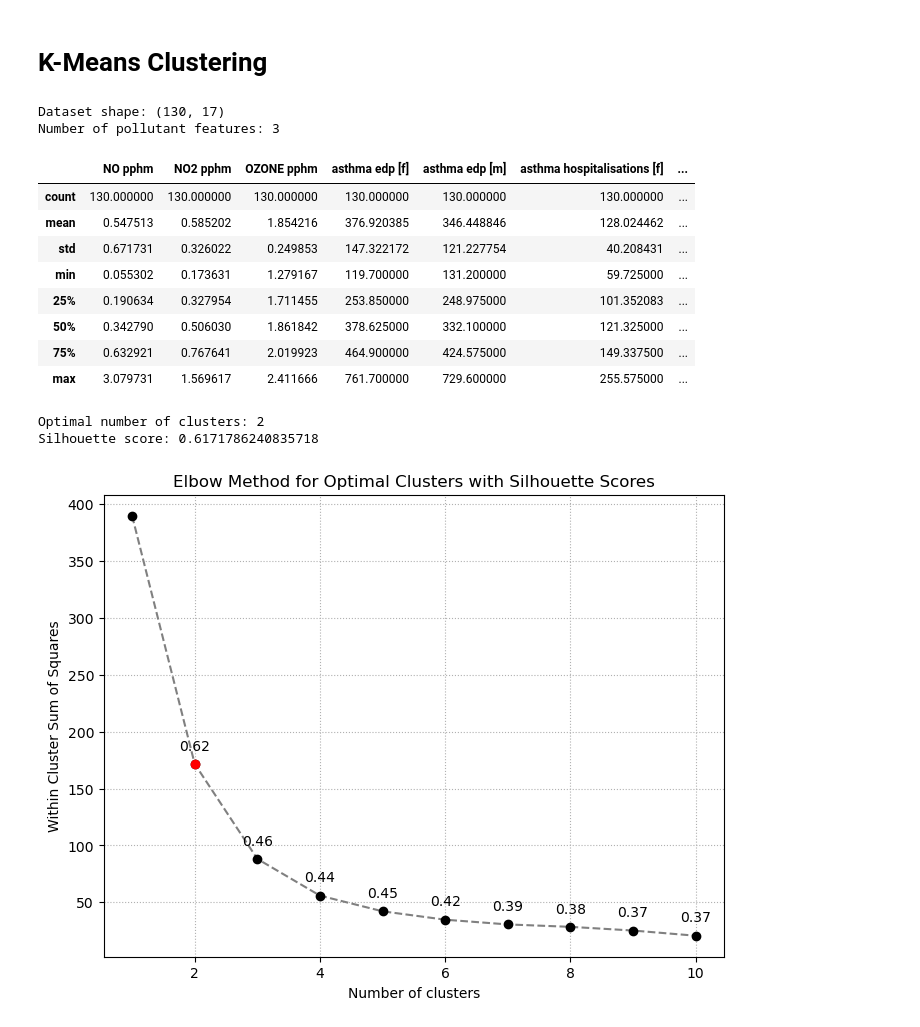
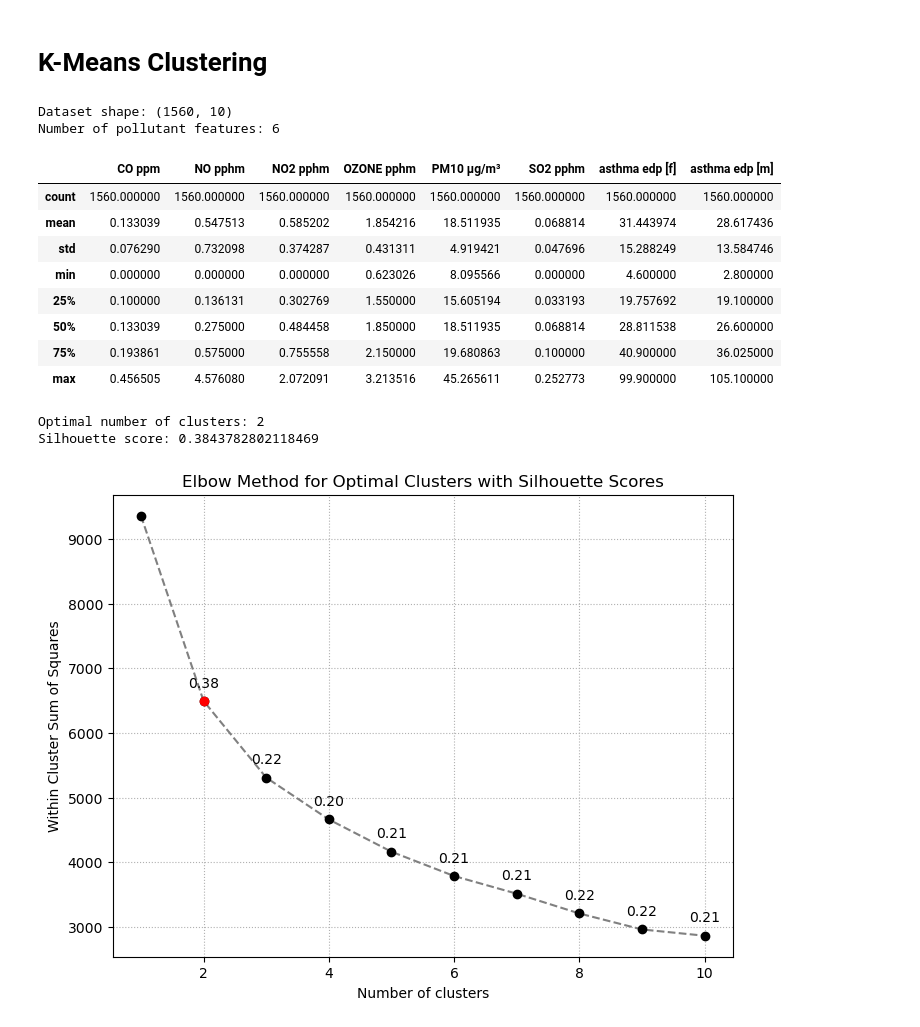
Before and after one commit to SethKalantzis-103992935/COS30049-Computing-Technology-Innovation-Project, a Jupyter notebook: v2/analysis/clustering-k-means.ipynb, the cells around one changed output. Cells and saved outputs as stored; diff of their text form; code cells hidden in the pictures.

```diff
--- a/v2/analysis/clustering-k-means.ipynb
+++ b/v2/analysis/clustering-k-means.ipynb
@@ -14,20 +14,30 @@ warnings.filterwarnings("ignore", category=UserWarning, module='sklearn')
 # %%
 # Define possible dataset paths.
 paths = [
-    '../datasets/_integrated_data/dropped-column-if-missing-value/data.csv',                    # 0
-    '../datasets/_integrated_data/dropped-column-if-missing-value/data-gendered.csv',           # 1
-    '../datasets/_integrated_data/dropped-row-if-missing-value/data.csv',                       # 2
-    '../datasets/_integrated_data/dropped-row-if-missing-value/data-gendered.csv',              # 3
-    '../datasets/_integrated_data/missing-pollutant-values-as-NA/data.csv',                     # 4
-    '../datasets/_integrated_data/missing-pollutant-values-as-NA/data-gendered.csv',            # 5
-    '../datasets/_integrated_data/missing-pollutant-values-as-NaN/data.csv',                    # 6
-    '../datasets/_integrated_data/missing-pollutant-values-as-NaN/data-gendered.csv',           # 7
-    '../datasets/_integrated_data/missing-pollutant-values-filled-somehow/data.csv',            # 8
-    '../datasets/_integrated_data/missing-pollutant-values-filled-somehow/data-gendered.csv'    # 9
+    '../datasets/_integrated_data/dropped-column-if-missing-value/data.csv',                            # 0  - Annual  : Dropped column if missing value
+    '../datasets/_integrated_data/dropped-column-if-missing-value/data-gendered.csv',                   # 1  - Annual  : Dropped column if missing value         - Gendered
+    '../datasets/_integrated_data/dropped-row-if-missing-value/data.csv',                               # 2  - Annual  : Dropped row if missing value
+    '../datasets/_integrated_data/dropped-row-if-missing-value/data-gendered.csv',                      # 3  - Annual  : Dropped row if missing value            - Gendered
+    '../datasets/_integrated_data/missing-pollutant-values-as-NA/data.csv',                             # 4  - Annual  : Missing pollutant values as NA
+    '../datasets/_integrated_data/missing-pollutant-values-as-NA/data-gendered.csv',                    # 5  - Annual  : Missing pollutant values as NA          - Gendered
+    '../datasets/_integrated_data/missing-pollutant-values-as-NaN/data.csv',                            # 6  - Annual  : Missing pollutant values as NaN
+    '../datasets/_integrated_data/missing-pollutant-values-as-NaN/data-gendered.csv',                   # 7  - Annual  : Missing pollutant values as NaN         - Gendered
+    '../datasets/_integrated_data/missing-pollutant-values-filled-somehow/data.csv',                    # 8  - Annual  : Missing pollutant values filled somehow
+    '../datasets/_integrated_data/missing-pollutant-values-filled-somehow/data-gendered.csv',           # 9  - Annual  : Missing pollutant values filled somehow - Gendered
+    '../datasets/_integrated_data/monthly/dropped-column-if-missing-value/data.csv',                    # 10 - Monthly : Dropped column if missing value
+    '../datasets/_integrated_data/monthly/dropped-column-if-missing-value/data-gendered.csv',           # 11 - Monthly : Dropped column if missing value         - Gendered
+    '../datasets/_integrated_data/monthly/dropped-row-if-missing-value/data.csv',                       # 12 - Monthly : Dropped row if missing value
+    '../datasets/_integrated_data/monthly/dropped-row-if-missing-value/data-gendered.csv',              # 13 - Monthly : Dropped row if missing value            - Gendered
+    '../datasets/_integrated_data/monthly/missing-pollutant-values-as-NA/data.csv',                     # 14 - Monthly : Missing pollutant values as NA
+    '../datasets/_integrated_data/monthly/missing-pollutant-values-as-NA/data-gendered.csv',            # 15 - Monthly : Missing pollutant values as NA          - Gendered
+    '../datasets/_integrated_data/monthly/missing-pollutant-values-as-NaN/data.csv',                    # 16 - Monthly : Missing pollutant values as NaN
+    '../datasets/_integrated_data/monthly/missing-pollutant-values-as-NaN/data-gendered.csv',           # 17 - Monthly : Missing pollutant values as NaN         - Gendered
+    '../datasets/_integrated_data/monthly/missing-pollutant-values-filled-somehow/data.csv',            # 18 - Monthly : Missing pollutant values filled somehow
+    '../datasets/_integrated_data/monthly/missing-pollutant-values-filled-somehow/data-gendered.csv'    # 19 - Monthly : Missing pollutant values filled somehow - Gendered
 ]
 
 # Choose a dataset.
-chosen_dataset = 1
+chosen_dataset = 19
 
 # Load the data
 df = pd.read_csv(paths[chosen_dataset])
@@ -36,19 +46,27 @@ df = pd.read_csv(paths[chosen_dataset])
 column_list = ['CO ppm', 'NO pphm', 'NO2 pphm', 'OZONE pphm', 'PM10 µg/m³', 'SO2 pphm']
 n_pollutants = sum([1 for col in df.columns if col in column_list])
 
+# Extract pollutant columns and columns after the pollutants
+pollutant_columns = [col for col in df.columns if col in column_list]
+health_stat_columns = df.iloc[:, df.columns.get_loc(pollutant_columns[-1]) + 1:]
+
+# Standardize the pollutant columns
+scaler = StandardScaler()
+scaled_pollutants = scaler.fit_transform(df[pollutant_columns])
+
 # Show the dataset
 print(f"Dataset shape: {df.shape}")
 print(f"Number of pollutant features: {n_pollutants}")
 df.describe()
 # %% [output]
-Dataset shape: (130, 17)
-Number of pollutant features: 3
+Dataset shape: (1560, 10)
+Number of pollutant features: 6
-|  | NO pphm | NO2 pphm | OZONE pphm | asthma edp [f] | asthma edp [m] | asthma hospitalisations [f] | ... |
-| count | 130.000000 | 130.000000 | 130.000000 | 130.000000 | 130.000000 | 130.000000 | ... |
-| mean | 0.547513 | 0.585202 | 1.854216 | 376.920385 | 346.448846 | 128.024462 | ... |
-| std | 0.671731 | 0.326022 | 0.249853 | 147.322172 | 121.227754 | 40.208431 | ... |
-| min | 0.055302 | 0.173631 | 1.279167 | 119.700000 | 131.200000 | 59.725000 | ... |
-| 25% | 0.190634 | 0.327954 | 1.711455 | 253.850000 | 248.975000 | 101.352083 | ... |
-| 50% | 0.342790 | 0.506030 | 1.861842 | 378.625000 | 332.100000 | 121.325000 | ... |
-| 75% | 0.632921 | 0.767641 | 2.019923 | 464.900000 | 424.575000 | 149.337500 | ... |
-| max | 3.079731 | 1.569617 | 2.411666 | 761.700000 | 729.600000 | 255.575000 | ... |
+|  | CO ppm | NO pphm | NO2 pphm | OZONE pphm | PM10 µg/m³ | SO2 pphm | asthma edp [f] | asthma edp [m] |
+| count | 1560.000000 | 1560.000000 | 1560.000000 | 1560.000000 | 1560.000000 | 1560.000000 | 1560.000000 | 1560.000000 |
+| mean | 0.133039 | 0.547513 | 0.585202 | 1.854216 | 18.511935 | 0.068814 | 31.443974 | 28.617436 |
+| std | 0.076290 | 0.732098 | 0.374287 | 0.431311 | 4.919421 | 0.047696 | 15.288249 | 13.584746 |
+| min | 0.000000 | 0.000000 | 0.000000 | 0.623026 | 8.095566 | 0.000000 | 4.600000 | 2.800000 |
+| 25% | 0.100000 | 0.136131 | 0.302769 | 1.550000 | 15.605194 | 0.033193 | 19.757692 | 19.100000 |
+| 50% | 0.133039 | 0.275000 | 0.484458 | 1.850000 | 18.511935 | 0.068814 | 28.811538 | 26.600000 |
+| 75% | 0.193861 | 0.575000 | 0.755558 | 2.150000 | 19.680863 | 0.100000 | 40.900000 | 36.025000 |
+| max | 0.456505 | 4.576080 | 2.072091 | 3.213516 | 45.265611 | 0.252773 | 99.900000 | 105.100000 |
@@ -63,46 +75,46 @@ scaled_features = scaler.fit_transform(features)
 wcss = []
 for i in range(1, 11):
     kmeans = KMeans(n_clusters=i, random_state=42)
-    kmeans.fit(scaled_features)
+    kmeans.fit(scaled_pollutants)
     wcss.append(kmeans.inertia_)
 
 # Calculate the silhouette scores for different numbers of clusters
 silhouette_scores = []
 for n_clusters in range(2, 11):
     kmeans = KMeans(n_clusters=n_clusters, random_state=42)
-    cluster_labels = kmeans.fit_predict(scaled_features)
-    silhouette_avg = silhouette_score(scaled_features, cluster_labels)
+    cluster_labels = kmeans.fit_predict(scaled_pollutants)
+    silhouette_avg = silhouette_score(scaled_pollutants, cluster_labels)
     silhouette_scores.append(silhouette_avg)
 
 # Plotting the elbow method graph
 plt.figure(figsize=(8, 6))
 plt.plot(range(1, 11), wcss, '--', color='grey')
 plt.scatter(range(1, 11), wcss, color='black', zorder=5)
 plt.title('Elbow Method for Optimal Clusters with Silhouette Scores')
 plt.xlabel('Number of clusters')
 plt.ylabel('Within Cluster Sum of Squares')
 plt.grid(True, linestyle=':')
 
 # Annotate silhouette scores on the elbow method graph
 for i, txt in enumerate(silhouette_scores, start=2):
     plt.annotate(f'{txt:.2f}', (i, wcss[i-1]), textcoords="offset points", xytext=(0,10), ha='center')
 
 # Highlight the point with the highest silhouette score
 max_silhouette_score = max(silhouette_scores)
 max_silhouette_index = silhouette_scores.index(max_silhouette_score) + 2
 plt.scatter(max_silhouette_index, wcss[max_silhouette_index - 1], color='red', zorder=5)
 
 # Set optimal number of clusters based on the silhouette scores
 optimal_clusters = max_silhouette_index
 
 # Show the plot and initial results
 print(f'Optimal number of clusters: {optimal_clusters}')
 print(f'Silhouette score: {max_silhouette_score}')
 plt.show()
 # %% [output]
 Optimal number of clusters: 2
-Silhouette score: 0.6171786240835718
+Silhouette score: 0.3843782802118469
-[figure, old version]
+[figure, new version]
 # %%
 # Apply KMeans clustering with the optimal number of clusters
 kmeans = KMeans(n_clusters=optimal_clusters, random_state=808)
```
Also changed, not shown: parts of 5 cells of this notebook, 7 other files.
